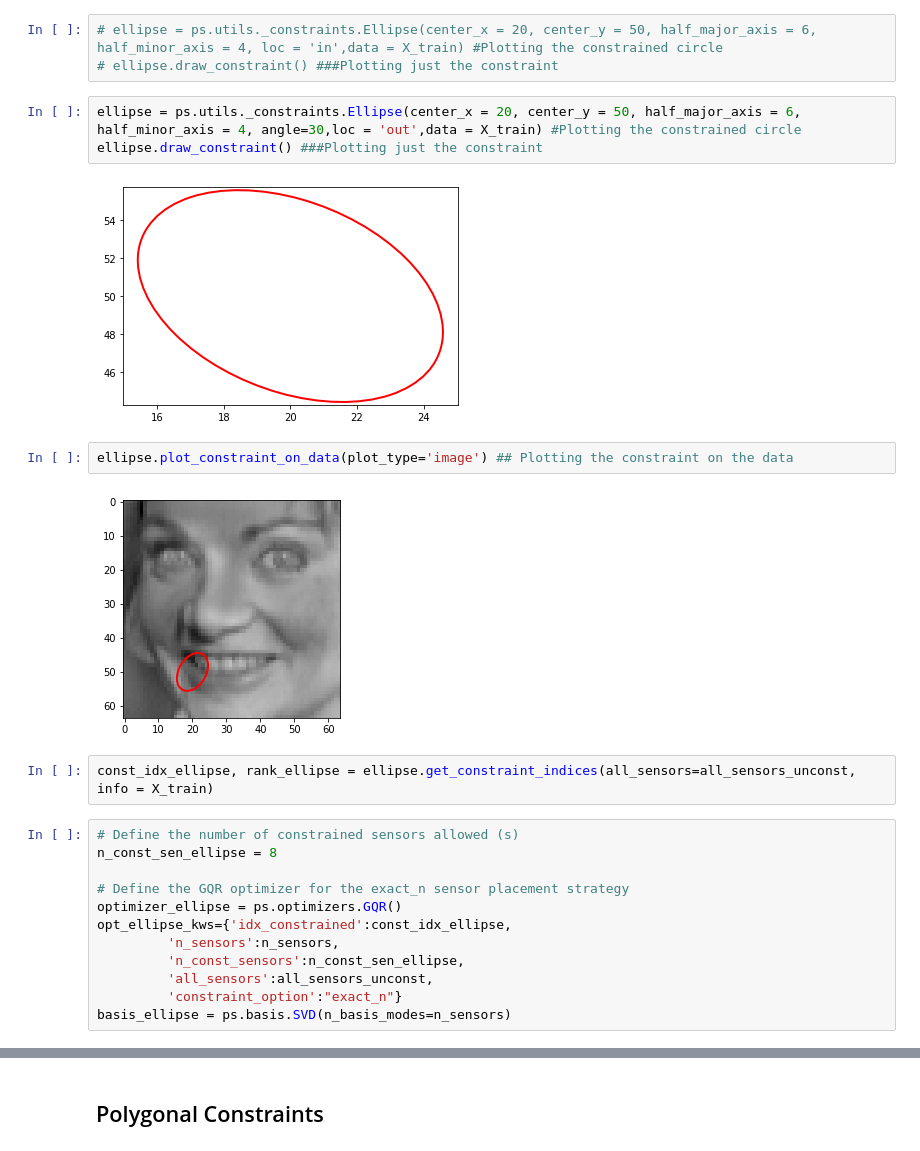
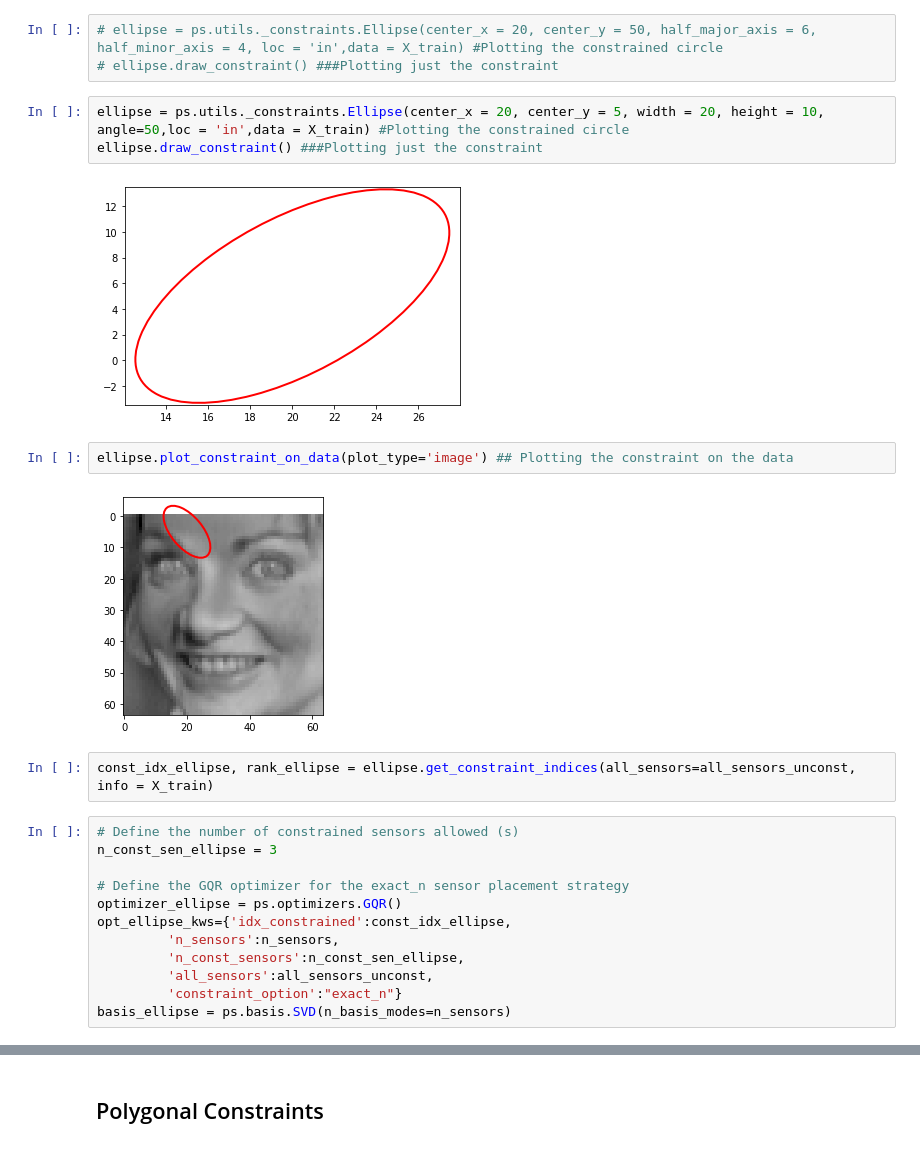
Before and after one commit to dynamicslab/pysensors, a Jupyter notebook: examples/functional_constraints_class.ipynb, the cells around one changed output, grey strips where cells are left out. Cells and saved outputs as stored; diff of their text form.

Commit message:
Commiting before switching branch to fix distance constraints

```diff
--- a/examples/functional_constraints_class.ipynb
+++ b/examples/functional_constraints_class.ipynb
@@ -284,19 +284,19 @@ line1.annotate_sensors(sensors = top_sensors_line, all_sensors = all_sensors_unc
 # ellipse = ps.utils._constraints.Ellipse(center_x = 20, center_y = 50, half_major_axis = 6, half_minor_axis = 4, loc = 'in',data = X_train) #Plotting the constrained circle
 # ellipse.draw_constraint() ###Plotting just the constraint
 # %%
-ellipse = ps.utils._constraints.Ellipse(center_x = 20, center_y = 50, half_major_axis = 6, half_minor_axis = 4, angle=30,loc = 'out',data = X_train) #Plotting the constrained circle
+ellipse = ps.utils._constraints.Ellipse(center_x = 20, center_y = 5, width = 20, height = 10, angle=50,loc = 'in',data = X_train) #Plotting the constrained circle
 ellipse.draw_constraint() ###Plotting just the constraint
 # %% [output]
-[figure, old version]
+[figure, new version]
 # %%
 ellipse.plot_constraint_on_data(plot_type='image') ## Plotting the constraint on the data
 # %% [output]
-[figure, old version]
+[figure, new version]
 # %%
 const_idx_ellipse, rank_ellipse = ellipse.get_constraint_indices(all_sensors=all_sensors_unconst, info = X_train)
 # %%
 # Define the number of constrained sensors allowed (s)
-n_const_sen_ellipse = 8
+n_const_sen_ellipse = 3
 
 # Define the GQR optimizer for the exact_n sensor placement strategy
 optimizer_ellipse = ps.optimizers.GQR()
```
Also changed, not shown: parts of 10 cells of this notebook, 1 other file.
